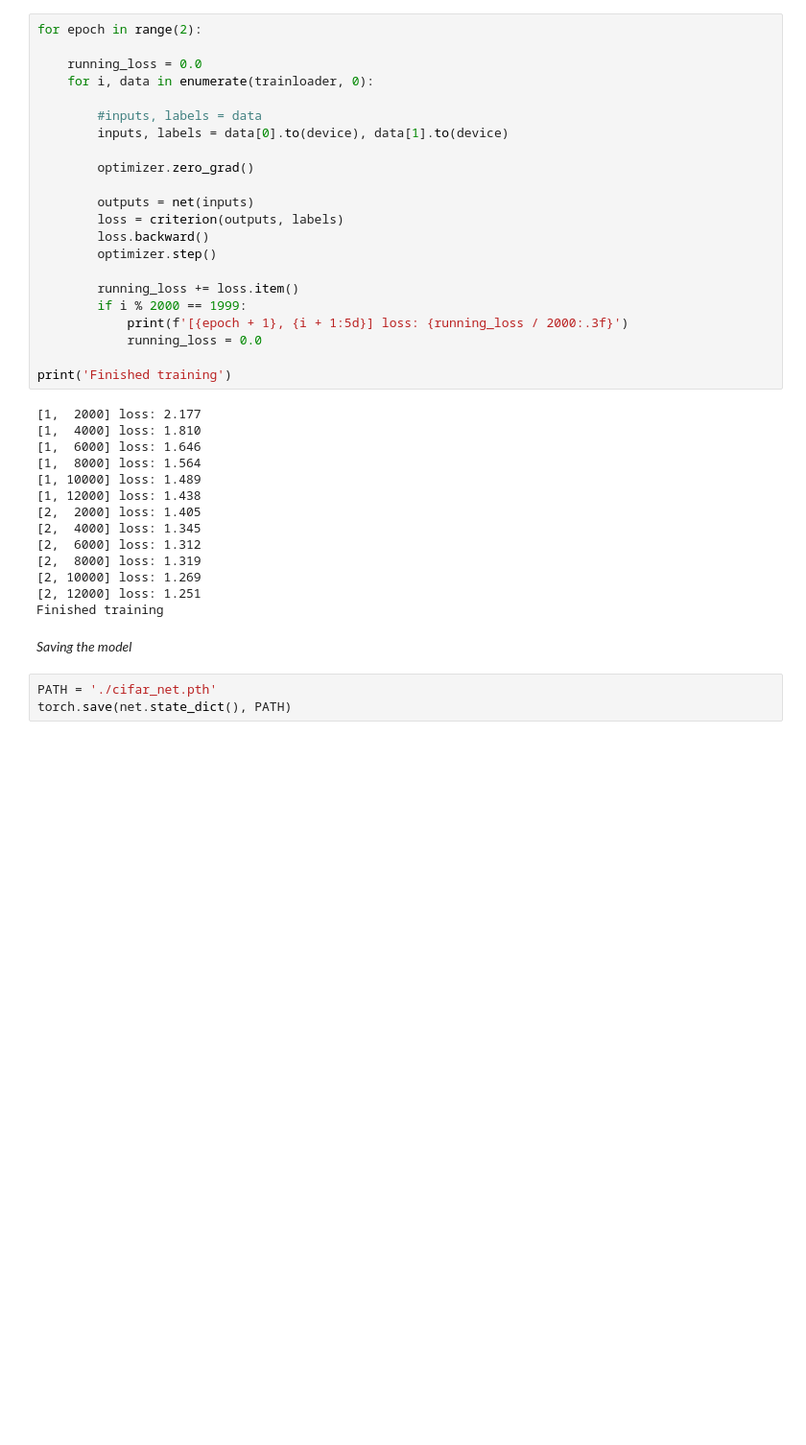
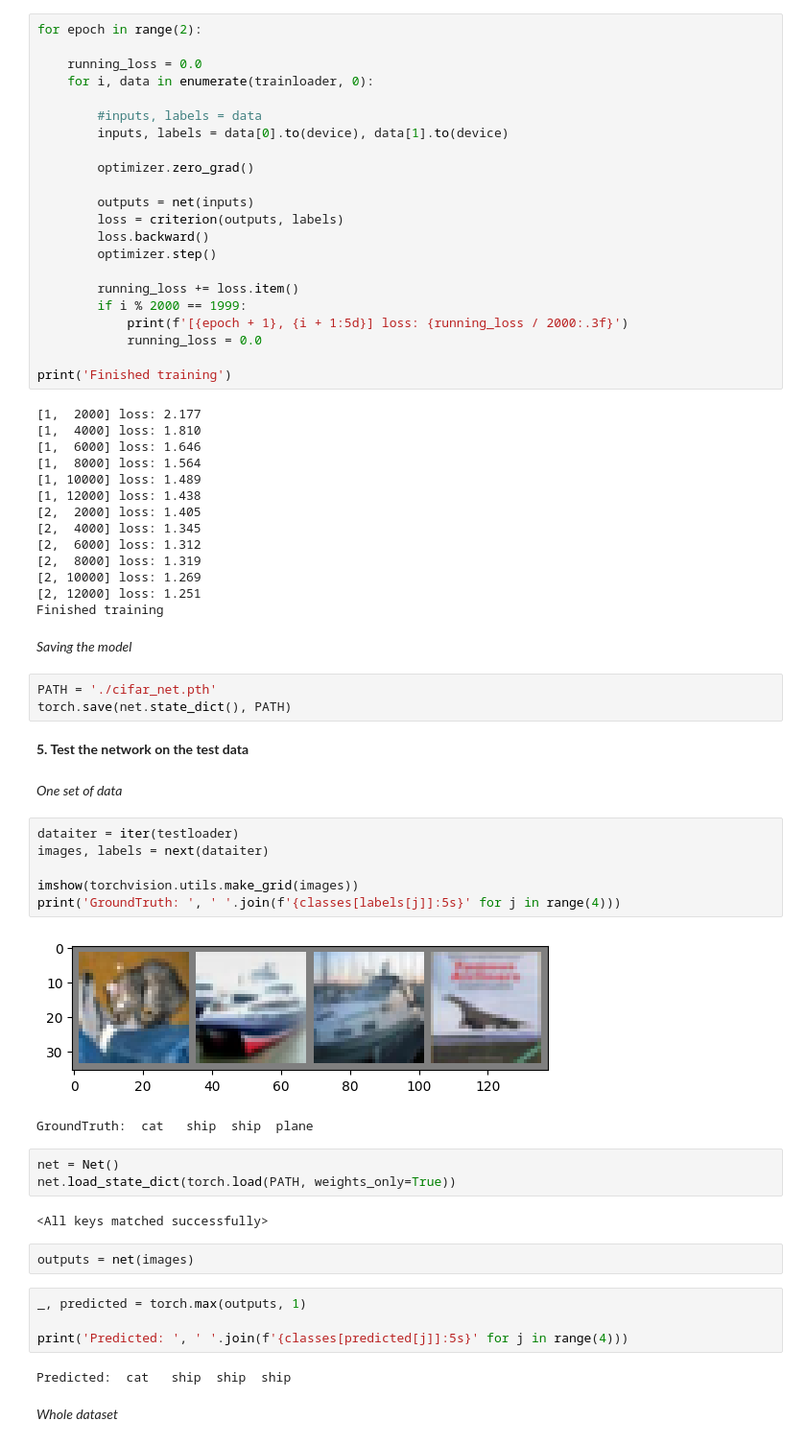
Before and after one commit to MuzzammilShah/The-Ecology-of-ML, a Jupyter notebook: training-a-classifier.ipynb, the cells around one changed output. Shown: that part at 96% size. Cells and saved outputs as stored; diff of their text form; blank space fills up the shorter version.

Commit message:
Tested on test data

```diff
--- a/training-a-classifier.ipynb
+++ b/training-a-classifier.ipynb
@@ -139,3 +139,31 @@ Finished training
 # %%
 PATH = './cifar_net.pth'
 torch.save(net.state_dict(), PATH)
+# %% [markdown]
+**5. Test the network on the test data**
+# %% [markdown]
+*One set of data*
+# %%
+dataiter = iter(testloader)
+images, labels = next(dataiter)
+
+imshow(torchvision.utils.make_grid(images))
+print('GroundTruth: ', ' '.join(f'{classes[labels[j]]:5s}' for j in range(4)))
+# %% [output]
+[figure, added]
+GroundTruth:  cat   ship  ship  plane
+# %%
+net = Net()
+net.load_state_dict(torch.load(PATH, weights_only=True))
+# %% [output]
+<All keys matched successfully>
+# %%
+outputs = net(images)
+# %%
+_, predicted = torch.max(outputs, 1)
+
+print('Predicted: ', ' '.join(f'{classes[predicted[j]]:5s}' for j in range(4)))
+# %% [output]
+Predicted:  cat   ship  ship  ship
+# %% [markdown]
+*Whole dataset*
```
Also changed, not shown: parts of 4 cells of this notebook.
